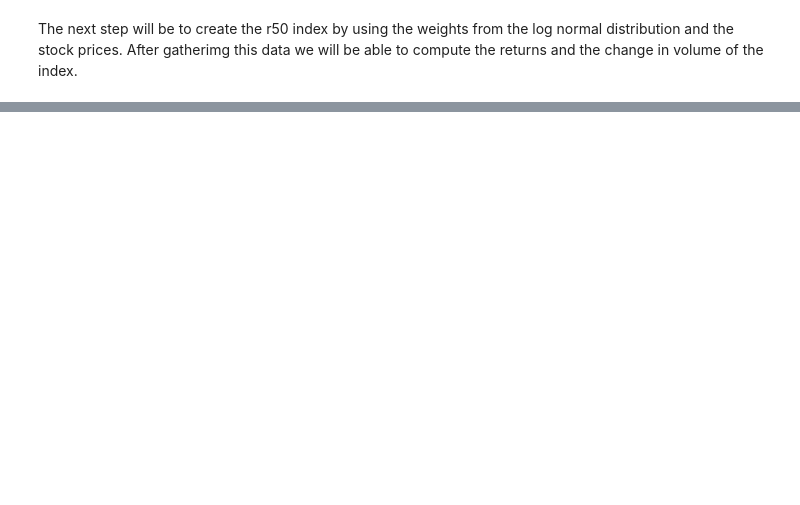
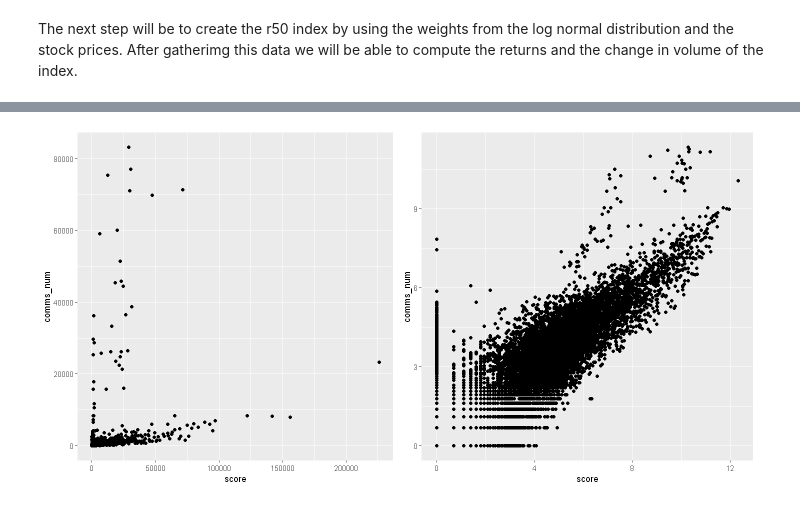
Before and after one commit to Fabio-Rossi-Hub/MemeStock-Returns-Sentiment-Forecasting, a Jupyter notebook: notebooks/feature_engineering.ipynb, the cells around one changed output, grey strips where cells are left out. Drawn from its saved outputs; the diff is of its cells as text; code cells hidden in the pictures; blank space fills up the shorter version.

```diff
--- a/notebooks/feature_engineering.ipynb
+++ b/notebooks/feature_engineering.ipynb
@@ -102,0 +101,13 @@ r50$count = rep(1, nrow(r50))
+# %%
+# Assign sentiment values to each trading day
+r50 <- full_join(wsb, stocks, by = c("timestamp" = "date"))
+
+# Remove rows with missing values from r50
+r50 <- r50 %>% na.omit()
+
+# Filter r50 to include only rows with absolute sentiment value greater than 0.2
+r50 <- r50 %>%
+    filter(abs(sentiment) > 0.2) %>%
+    na.omit()
+
+head(r50)
@@ -102,0 +128,28 @@ r50$count = rep(1, nrow(r50))
+# %%
+plot1 = ggplot(r50, aes(x = score, y = comms_num)) +
+    geom_point()
+# Log transform score and comms_num to reduce outliers impact
+r50 <- r50 %>%
+    mutate(
+        comms_num = log(comms_num),
+        score = log(score)
+    ) %>%
+    mutate(
+        comms_num = replace(comms_num, is.infinite(comms_num), 0),
+        score = replace(score, is.infinite(score), 0)
+        )
+
+
+plot2 = ggplot(r50, aes(x = score, y = comms_num)) +
+    geom_point()
+
+options(repr.plot.width = 12, repr.plot.height = 6)
+grid.arrange(plot1, plot2, ncol = 2)
+
+# Combine score and comms_num into a new feature
+r50$engagement = r50$score * r50$comms_num
+
+# Remove score and comms_num
+r50 <- select(r50,-c(comms_num, score))
+# %% [output]
+[figure, added]
```
Also changed, not shown: parts of 9 cells of this notebook, 2 other files.
